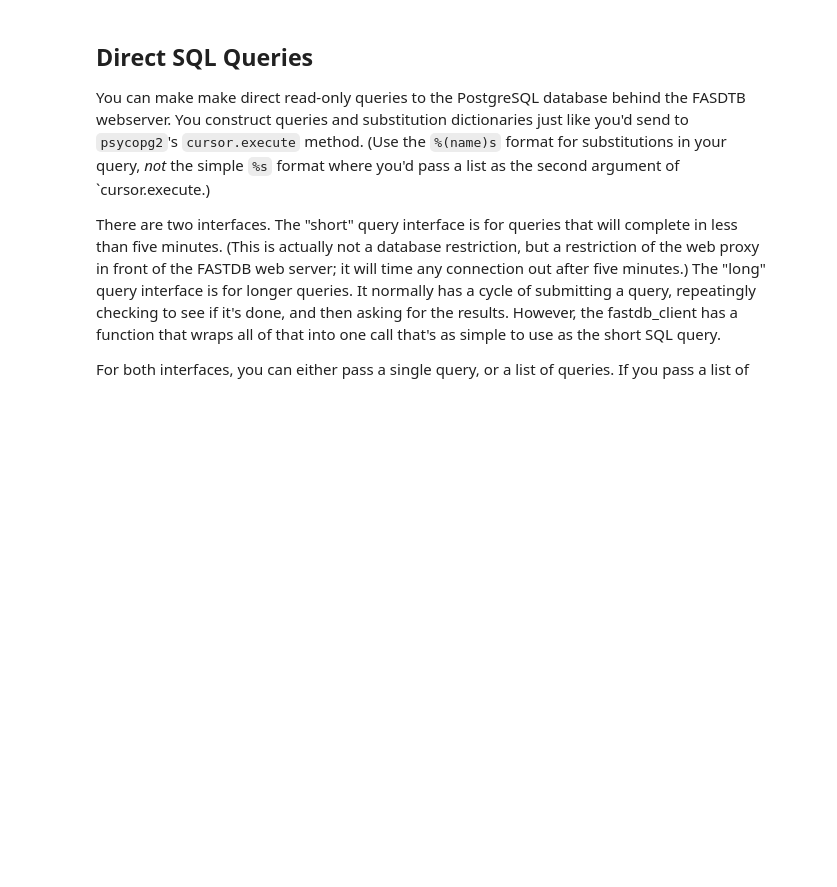
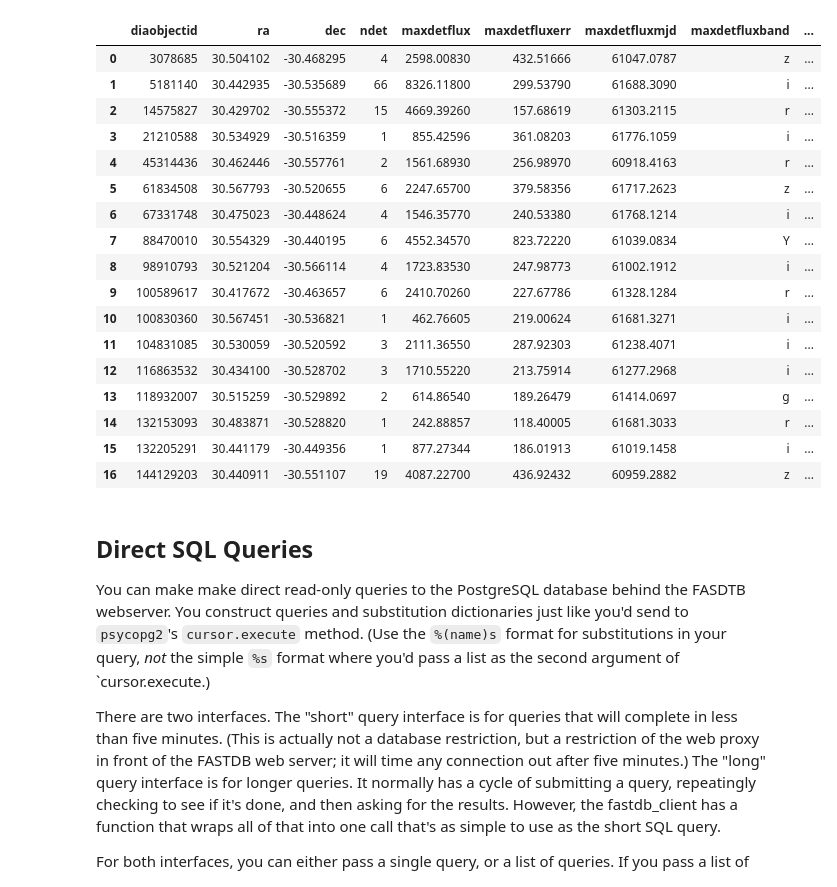
Before and after one commit to trivialTZ/FASTDB, a Jupyter notebook: examples/using_fastdb_client.ipynb, the cells around one changed output. Saved outputs shown, nothing was run; the diff lists cells and outputs as text; code cells hidden in the pictures; blank space fills up the shorter version.

```diff
--- a/examples/using_fastdb_client.ipynb
+++ b/examples/using_fastdb_client.ipynb
@@ -116,3 +174,29 @@ fdb = FASTDBClient( "rknop-dev" )
+# %%
+# You can search for lightcurves with /objectsearch/<procver>
+# This one requires you to pass some search data as a dict:
+
+res = fdb.post( "/objectsearch/elasticc2", json={"ra": 30.5, "dec": -30.5, "radius": 300.} )
+objs = pandas.DataFrame(res)
+objs
+# %% [output]
+|  | diaobjectid | ra | dec | ndet | maxdetflux | maxdetfluxerr | maxdetfluxmjd | maxdetfluxband | ... |
+| 0 | 3078685 | 30.504102 | -30.468295 | 4 | 2598.00830 | 432.51666 | 61047.0787 | z | ... |
+| 1 | 5181140 | 30.442935 | -30.535689 | 66 | 8326.11800 | 299.53790 | 61688.3090 | i | ... |
+| 2 | 14575827 | 30.429702 | -30.555372 | 15 | 4669.39260 | 157.68619 | 61303.2115 | r | ... |
+| 3 | 21210588 | 30.534929 | -30.516359 | 1 | 855.42596 | 361.08203 | 61776.1059 | i | ... |
+| 4 | 45314436 | 30.462446 | -30.557761 | 2 | 1561.68930 | 256.98970 | 60918.4163 | r | ... |
+| 5 | 61834508 | 30.567793 | -30.520655 | 6 | 2247.65700 | 379.58356 | 61717.2623 | z | ... |
+| 6 | 67331748 | 30.475023 | -30.448624 | 4 | 1546.35770 | 240.53380 | 61768.1214 | i | ... |
+| 7 | 88470010 | 30.554329 | -30.440195 | 6 | 4552.34570 | 823.72220 | 61039.0834 | Y | ... |
+| 8 | 98910793 | 30.521204 | -30.566114 | 4 | 1723.83530 | 247.98773 | 61002.1912 | i | ... |
+| 9 | 100589617 | 30.417672 | -30.463657 | 6 | 2410.70260 | 227.67786 | 61328.1284 | r | ... |
+| 10 | 100830360 | 30.567451 | -30.536821 | 1 | 462.76605 | 219.00624 | 61681.3271 | i | ... |
+| 11 | 104831085 | 30.530059 | -30.520592 | 3 | 2111.36550 | 287.92303 | 61238.4071 | i | ... |
+| 12 | 116863532 | 30.434100 | -30.528702 | 3 | 1710.55220 | 213.75914 | 61277.2968 | i | ... |
+| 13 | 118932007 | 30.515259 | -30.529892 | 2 | 614.86540 | 189.26479 | 61414.0697 | g | ... |
+| 14 | 132153093 | 30.483871 | -30.528820 | 1 | 242.88857 | 118.40005 | 61681.3033 | r | ... |
+| 15 | 132205291 | 30.441179 | -30.449356 | 1 | 877.27344 | 186.01913 | 61019.1458 | i | ... |
+| 16 | 144129203 | 30.440911 | -30.551107 | 19 | 4087.22700 | 436.92432 | 60959.2882 | z | ... |
 # %% [markdown]
 ## Direct SQL Queries
 
```
Also changed, not shown: parts of 9 cells of this notebook.
